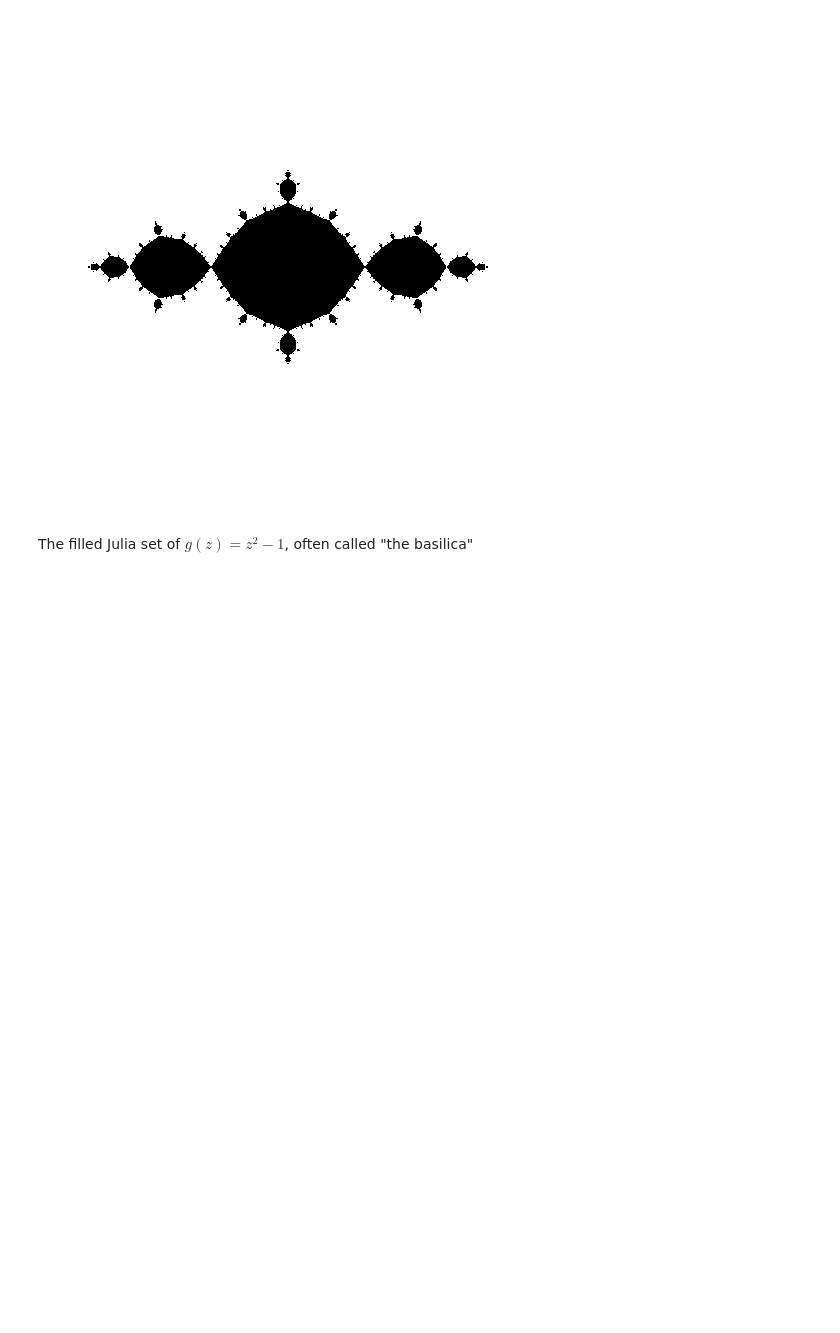
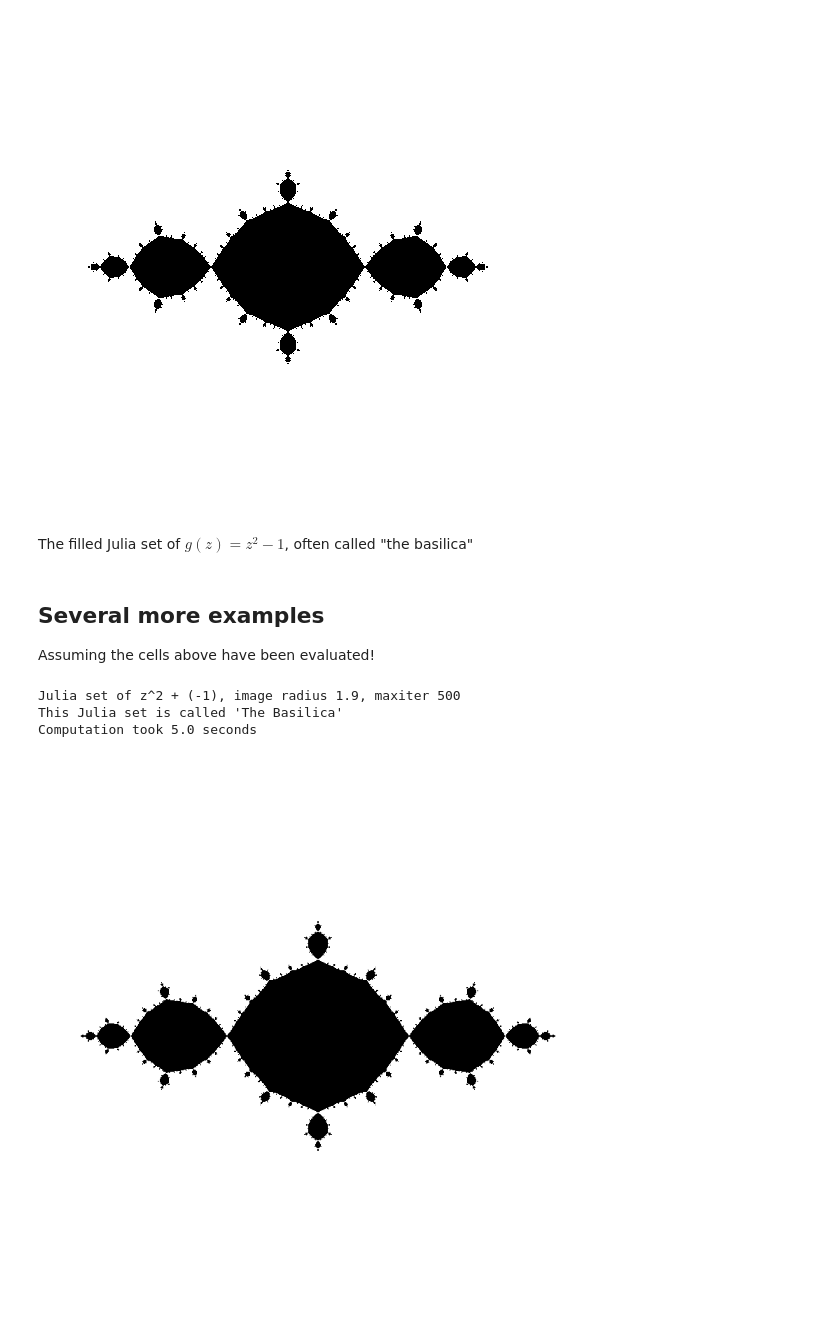
Before and after one commit to emilydumas/mcs275spring2022, a Jupyter notebook: samplecode/numpy/julia.ipynb, the cells around one changed output. Drawn from its saved outputs; the diff is of its cells as text; code cells hidden in the pictures; blank space fills up the shorter version.

Commit message:
Julia notebooks (post-lecture 27 updates)

```diff
--- a/samplecode/numpy/julia.ipynb
+++ b/samplecode/numpy/julia.ipynb
@@ -240,3 +241,55 @@ Image.fromarray(255*(1-orbit_classification.astype("uint8")),mode="L")
 [figure]
 # %% [markdown]
 The filled Julia set of $g(z) = z^2-1$, often called "the basilica"
+# %% [markdown]
+## Several more examples
+
+Assuming the cells above have been evaluated!
+# %%
+# We had three steps
+#    * Define function of z (e.g. g)
+#    * Turn it into a function that classifies orbits (e.g. has_bounded_orbit_under_g)
+#    * Vectorize that function so it can act on numpy arrays
+
+# Let's combine them into one function, where you give a value `c` and it
+# returns the vectorized orbit classifier for z^2+c
+
+import time
+
+def vectorized_classifier_factory(c,maxiter=100):
+    """Returns a numpy ufunc that classifies orbits
+    of z^2+c as bounded or not"""
+    def classifier(a):
+        return bounded_orbit(lambda z:z*z+c, a, maxiter)
+    return np.vectorize(classifier)
+# %%
+size = 800
+radius = 1.9
+c = -1
+maxiter = 500
+jsname = "The Basilica"
+
+# -- the rest of this cell is the same as all the other cells in this section --
+t0 = time.time()
+x = np.linspace(-radius,radius,size)
+y = np.linspace(-radius,radius,size)
+
+xx, yy = np.meshgrid(x,y)
+zz = xx + 1j*yy
+F = vectorized_classifier_factory(c,maxiter)
+
+imdata = 255*(1-F(zz)).astype("uint8")
+print("Julia set of z^2 + ({}), image radius {}, maxiter {}".format(
+    c,
+    radius,
+    maxiter
+))
+if jsname:
+    print("This Julia set is called '{}'".format(jsname))
+print("Computation took {:.1f} seconds".format(time.time()-t0))
+Image.fromarray(imdata).transpose(method=Image.FLIP_TOP_BOTTOM)
+# %% [output]
+Julia set of z^2 + (-1), image radius 1.9, maxiter 500
+This Julia set is called 'The Basilica'
+Computation took 5.0 seconds
+[figure, added]
```
Also changed, not shown: parts of 8 cells of this notebook, 1 other file.
